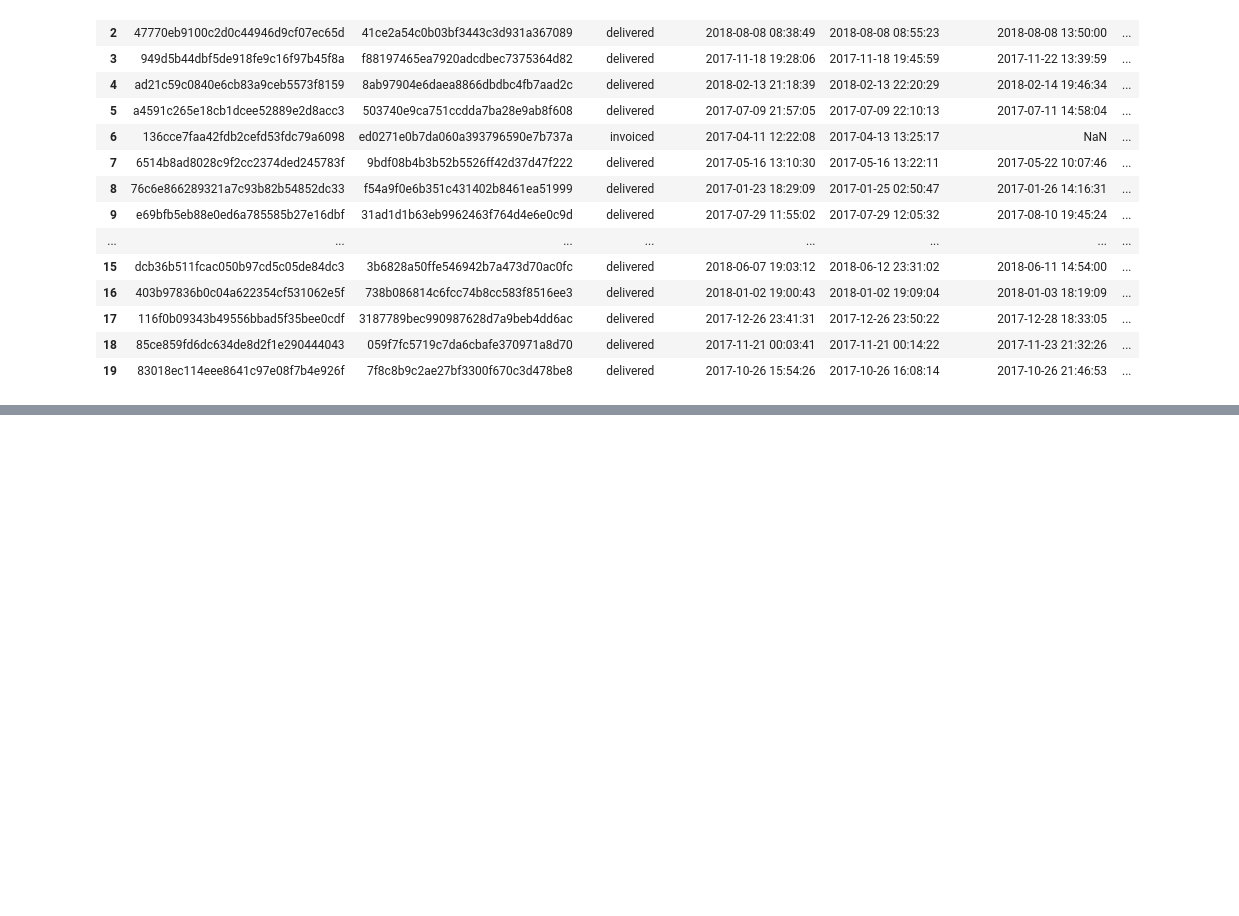
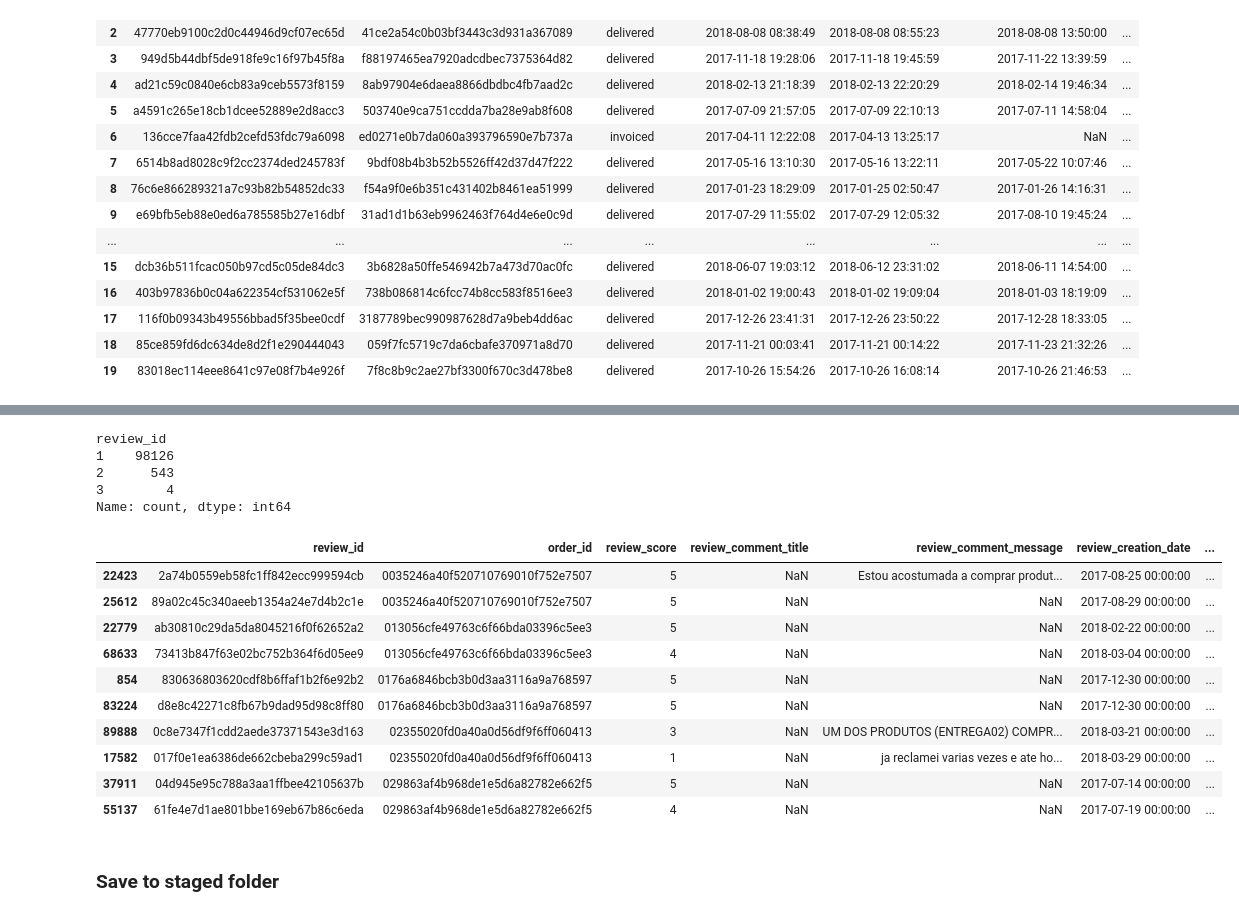
Before and after one commit to naufal225/Brazilian-E-Commerce-Public-Dataset-Cleaning, a Jupyter notebook: cleaning.ipynb, the cells around one changed output, grey strips where cells are left out. Cells and saved outputs as stored; diff of their text form; code cells hidden in the pictures; blank space fills up the shorter version.

```diff
--- a/cleaning.ipynb
+++ b/cleaning.ipynb
@@ -436,0 +533,27 @@ staged/product_category_name_translation_20260628_225111.csv berhasil disimpan
+# %%
+df_order_reviews.groupby('order_id')['review_id'].count().value_counts()
+# %% [output]
+review_id
+1    98126
+2      543
+3        4
+Name: count, dtype: int64
+# %%
+multi_review_orders = df_order_reviews.groupby('order_id')['review_id'].count()
+multi_review_orders_ids = multi_review_orders[multi_review_orders > 1].index
+
+multi_review_data = df_order_reviews[df_order_reviews['order_id'].isin(multi_review_orders_ids)]
+
+multi_review_data.sort_values(['order_id', 'review_creation_date']).head(10)
+# %% [output]
+|  | review_id | order_id | review_score | review_comment_title | review_comment_message | review_creation_date | ... |
+| 22423 | 2a74b0559eb58fc1ff842ecc999594cb | 0035246a40f520710769010f752e7507 | 5 | NaN | Estou acostumada a comprar produt... | 2017-08-25 00:00:00 | ... |
+| 25612 | 89a02c45c340aeeb1354a24e7d4b2c1e | 0035246a40f520710769010f752e7507 | 5 | NaN | NaN | 2017-08-29 00:00:00 | ... |
+| 22779 | ab30810c29da5da8045216f0f62652a2 | 013056cfe49763c6f66bda03396c5ee3 | 5 | NaN | NaN | 2018-02-22 00:00:00 | ... |
+| 68633 | 73413b847f63e02bc752b364f6d05ee9 | 013056cfe49763c6f66bda03396c5ee3 | 4 | NaN | NaN | 2018-03-04 00:00:00 | ... |
+| 854 | 830636803620cdf8b6ffaf1b2f6e92b2 | 0176a6846bcb3b0d3aa3116a9a768597 | 5 | NaN | NaN | 2017-12-30 00:00:00 | ... |
+| 83224 | d8e8c42271c8fb67b9dad95d98c8ff80 | 0176a6846bcb3b0d3aa3116a9a768597 | 5 | NaN | NaN | 2017-12-30 00:00:00 | ... |
+| 89888 | 0c8e7347f1cdd2aede37371543e3d163 | 02355020fd0a40a0d56df9f6ff060413 | 3 | NaN | UM DOS PRODUTOS (ENTREGA02) COMPR... | 2018-03-21 00:00:00 | ... |
+| 17582 | 017f0e1ea6386de662cbeba299c59ad1 | 02355020fd0a40a0d56df9f6ff060413 | 1 | NaN | ja reclamei varias vezes e ate ho... | 2018-03-29 00:00:00 | ... |
+| 37911 | 04d945e95c788a3aa1ffbee42105637b | 029863af4b968de1e5d6a82782e662f5 | 5 | NaN | NaN | 2017-07-14 00:00:00 | ... |
+| 55137 | 61fe4e7d1ae801bbe169eb67b86c6eda | 029863af4b968de1e5d6a82782e662f5 | 4 | NaN | NaN | 2017-07-19 00:00:00 | ... |
@@ -436,0 +564,2 @@ staged/product_category_name_translation_20260628_225111.csv berhasil disimpan
+# %% [markdown]
+### Save to staged folder
```
Also changed, not shown: parts of 14 cells of this notebook, 2 other files.
